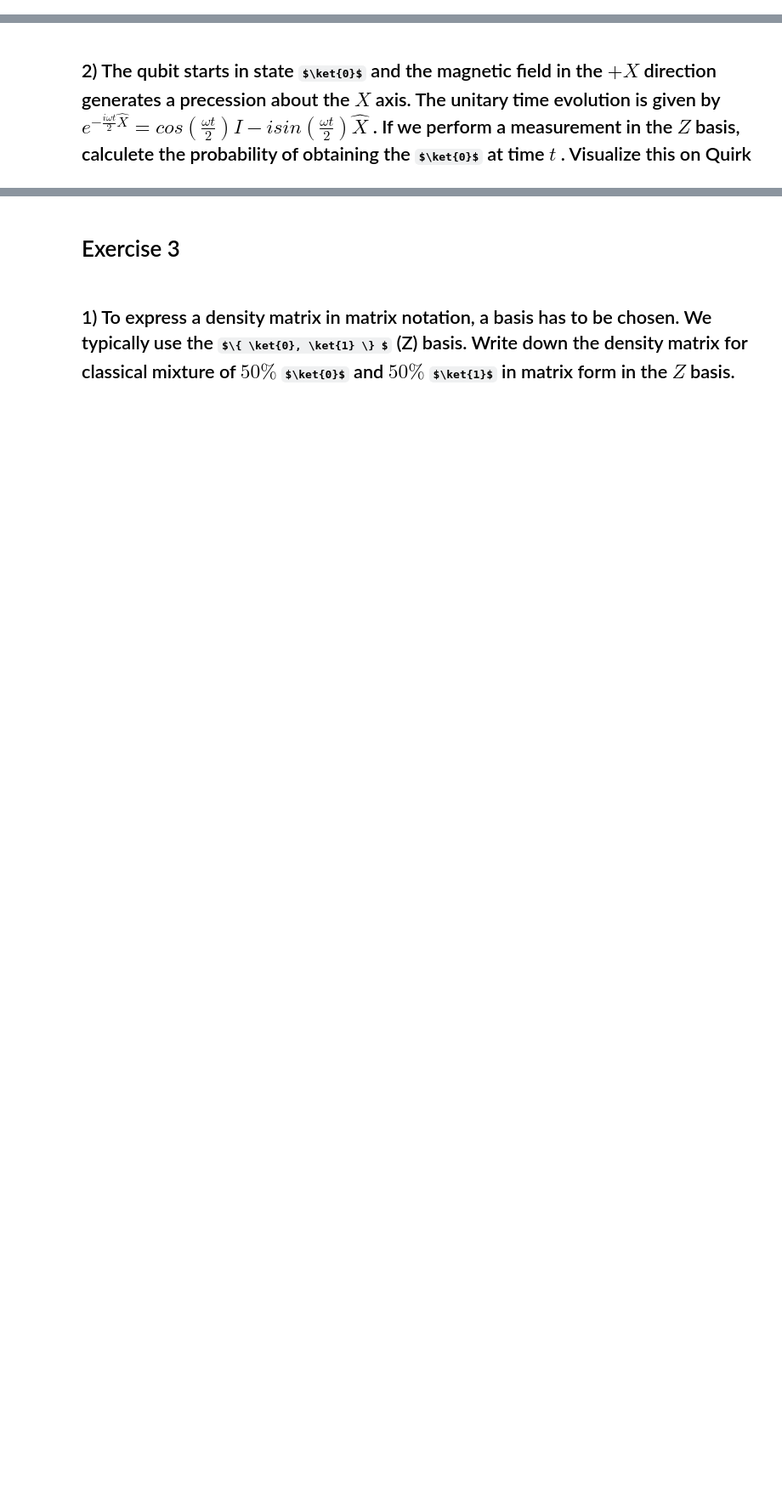
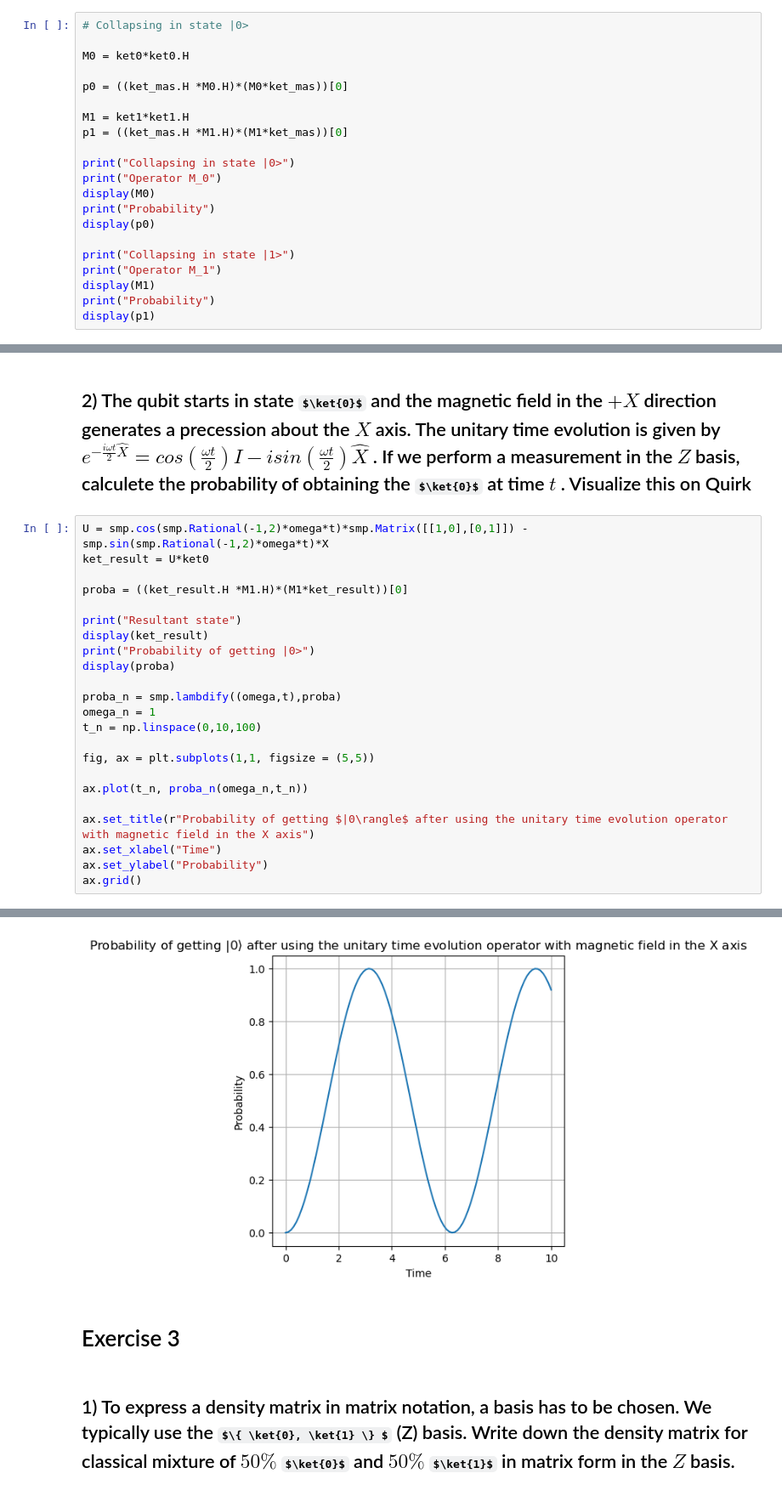
Before and after one commit to physicsIS/Quantum_Computing, a Jupyter notebook: practica.ipynb, the cells around one changed output, grey strips where cells are left out. Shown: that part at 85% size. Saved outputs shown, nothing was run; the diff lists cells and outputs as text; some formulas as TeX source; blank space fills up the shorter version.

```diff
--- a/practica.ipynb
+++ b/practica.ipynb
@@ -123,3 +138,24 @@ Open this link to Craig Gidney's Quirk to see what happens when a qubit initiall
 # Exercise 2
 # %% [markdown]
 ## 1) If the qubit is in the state $\ket{+}$ and we perform a quantum measurement in the $Z$ basis (that is, we measure the projection of the qubit's spin along the $Z$ direction as in a Stern-Gerlach experiment), calculate the probablilities of collapsing the state to $\ket{0}$ and to $\ket{1}$. Visualize this on Quirk.
+# %%
+# Collapsing in state |0>
+
+M0 = ket0*ket0.H
+
+p0 = ((ket_mas.H *M0.H)*(M0*ket_mas))[0]
+
+M1 = ket1*ket1.H
+p1 = ((ket_mas.H *M1.H)*(M1*ket_mas))[0]
+
+print("Collapsing in state |0>")
+print("Operator M_0")
+display(M0)
+print("Probability")
+display(p0)
+
+print("Collapsing in state |1>")
+print("Operator M_1")
+display(M1)
+print("Probability")
+display(p1)
@@ -126,2 +173,26 @@ Open this link to Craig Gidney's Quirk to see what happens when a qubit initiall
 # %% [markdown]
 ## 2) The qubit starts in state $\ket{0}$ and the magnetic field in the $+X$ direction generates a precession about the $X$ axis. The unitary time evolution is given by $e^{-\frac{i \omega t}{2} \hat{X}} = cos(\frac{\omega t}{2}) I - i sin (\frac{\omega t}{2}) \hat{X}$ . If we perform  a measurement in the $Z$ basis, calculete the probability of obtaining the $\ket{0}$ at time $t$ . Visualize this on Quirk
+# %%
+U = smp.cos(smp.Rational(-1,2)*omega*t)*smp.Matrix([[1,0],[0,1]]) - smp.sin(smp.Rational(-1,2)*omega*t)*X
+ket_result = U*ket0
+
+proba = ((ket_result.H *M1.H)*(M1*ket_result))[0]
+
+print("Resultant state")
+display(ket_result)
+print("Probability of getting |0>")
+display(proba)
+
+proba_n = smp.lambdify((omega,t),proba)
+omega_n = 1
+t_n = np.linspace(0,10,100)
+
+fig, ax = plt.subplots(1,1, figsize = (5,5))
+
+ax.plot(t_n, proba_n(omega_n,t_n))
+
+ax.set_title(r"Probability of getting $|0\rangle$ after using the unitary time evolution operator with magnetic field in the X axis")
+ax.set_xlabel("Time")
+ax.set_ylabel("Probability")
+ax.grid()
+# %% [output]
@@ -128,3 +203,4 @@ Open this link to Craig Gidney's Quirk to see what happens when a qubit initiall
+[figure, added]
 # %% [markdown]
 # Exercise 3
 # %% [markdown]
```
Also changed, not shown: parts of 13 cells of this notebook.
